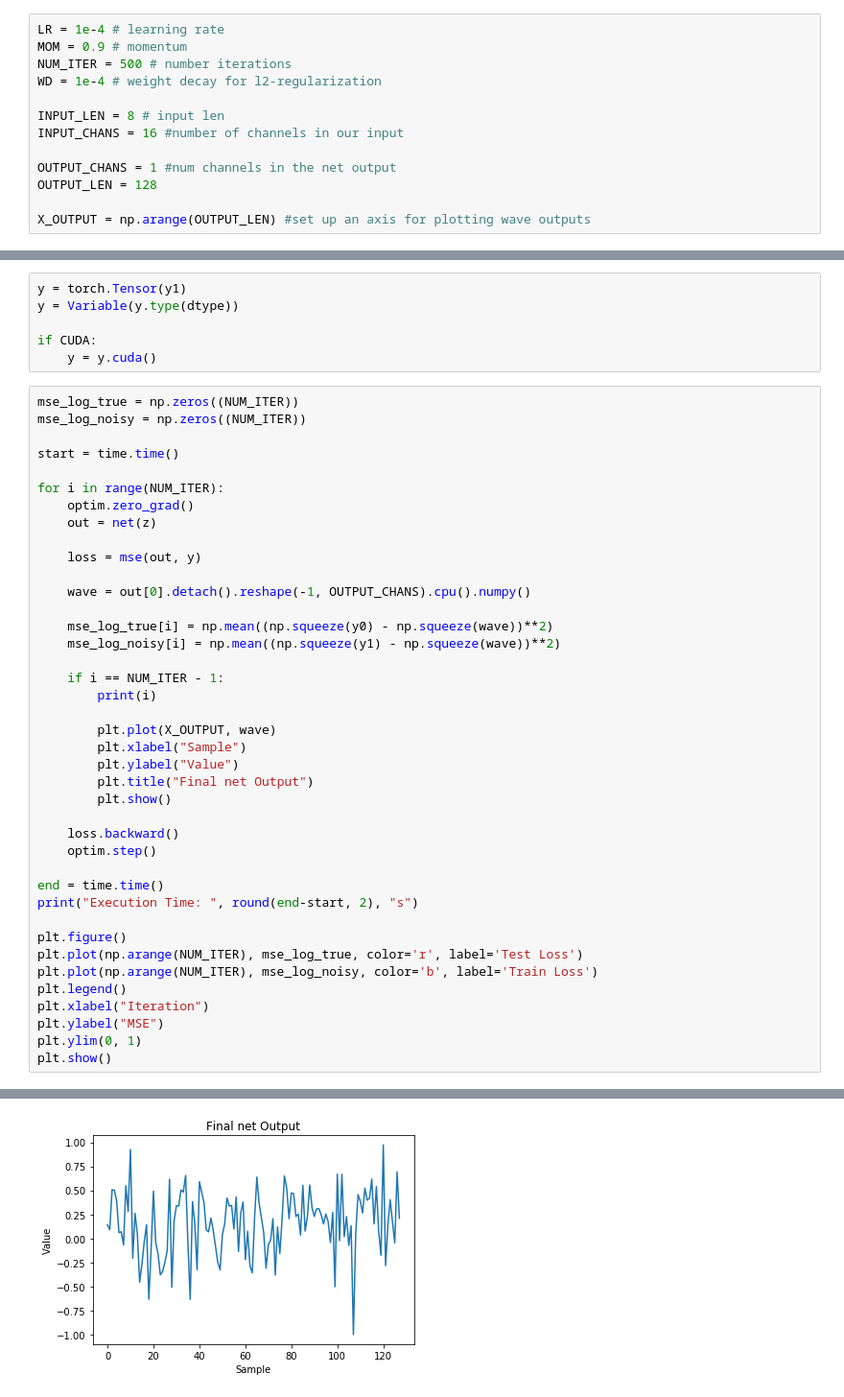
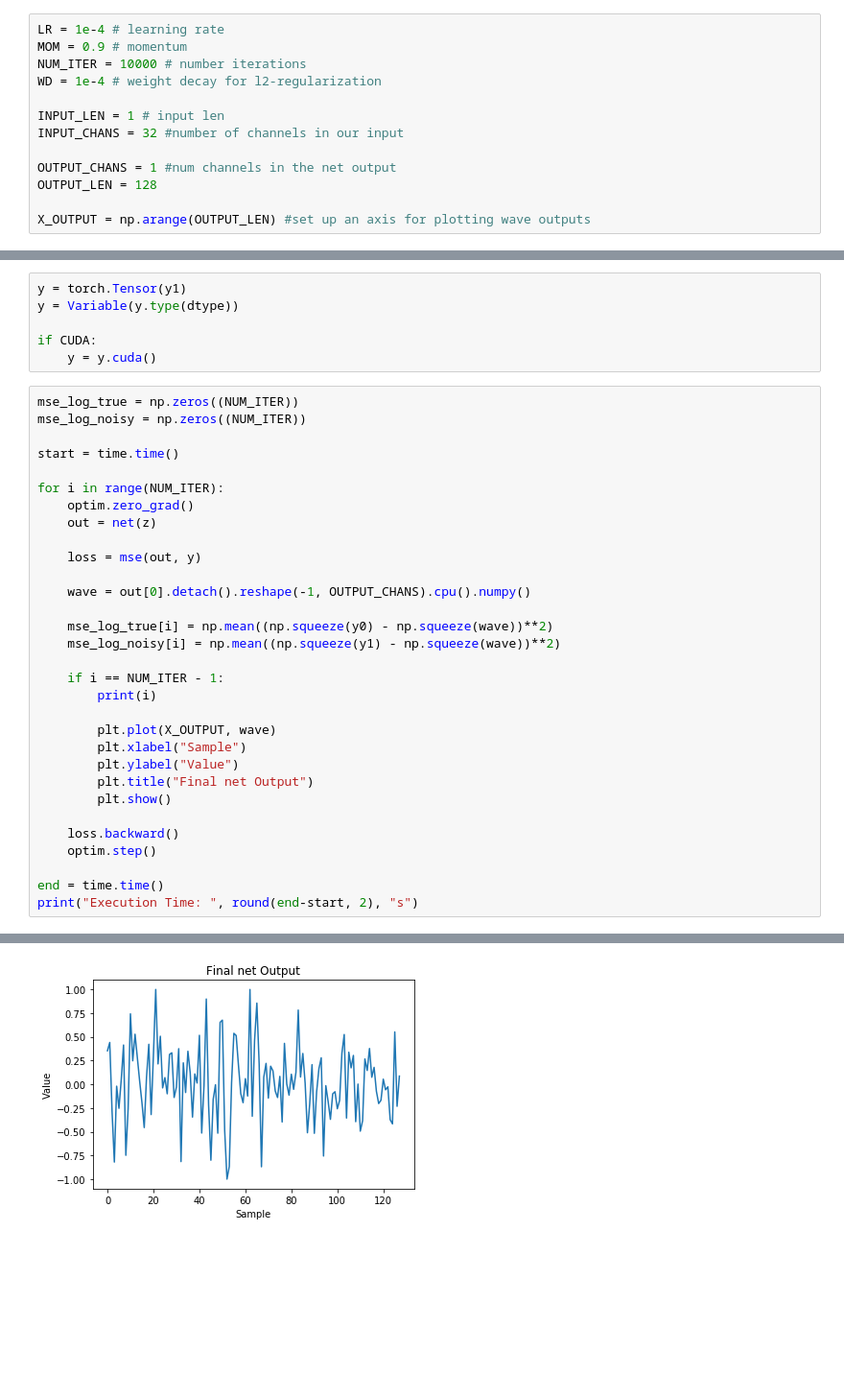
Before and after one commit to Sriram-Ravula/Sine_DIP, a Jupyter notebook: Single-Layer_Testing_II.ipynb, the cells around one changed output, grey strips where cells are left out. Shown at 96% size. Drawn from its saved outputs; the diff is of its cells as text; blank space fills up the shorter version.

```diff
--- a/Single-Layer_Testing_II.ipynb
+++ b/Single-Layer_Testing_II.ipynb
@@ -29,11 +29,11 @@ env: CUDA_VISIBLE_DEVICES=0
 # %%
 LR = 1e-4 # learning rate
 MOM = 0.9 # momentum
-NUM_ITER = 500 # number iterations
+NUM_ITER = 10000 # number iterations
 WD = 1e-4 # weight decay for l2-regularization
 
-INPUT_LEN = 8 # input len
-INPUT_CHANS = 16 #number of channels in our input
+INPUT_LEN = 1 # input len
+INPUT_CHANS = 32 #number of channels in our input
 
 OUTPUT_CHANS = 1 #num channels in the net output
 OUTPUT_LEN = 128
@@ -234,13 +227,4 @@ for i in range(NUM_ITER):
 
 end = time.time()
 print("Execution Time: ", round(end-start, 2), "s")
-
-plt.figure()
-plt.plot(np.arange(NUM_ITER), mse_log_true, color='r', label='Test Loss')
-plt.plot(np.arange(NUM_ITER), mse_log_noisy, color='b', label='Train Loss')
-plt.legend()
-plt.xlabel("Iteration")
-plt.ylabel("MSE")
-plt.ylim(0, 1)
-plt.show()
 # %% [output]
@@ -248 +232 @@ plt.show()
-[figure, old version]
+[figure, new version]
```
Also changed, not shown: parts of 23 cells of this notebook, 1 other file.
